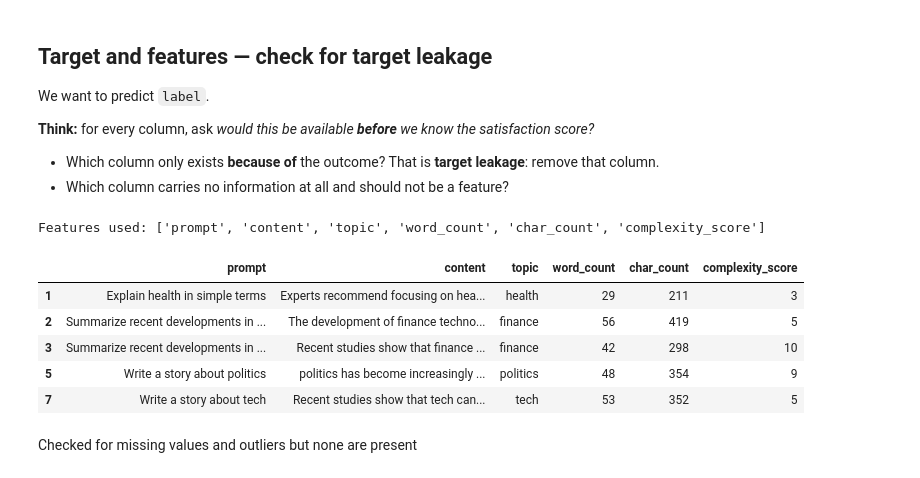
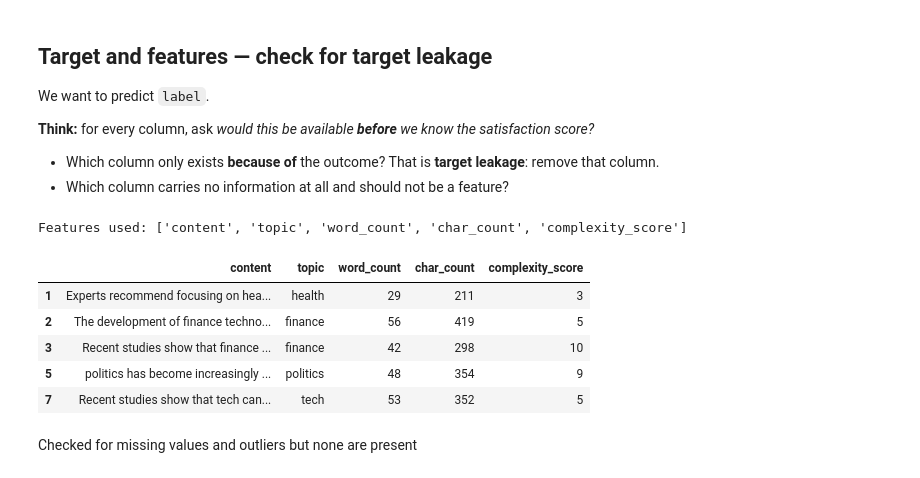
Before and after one commit to foranwe2/Group1Project, a Jupyter notebook: notebooks/Split_data.ipynb, the cells around one changed output. Drawn from its saved outputs; the diff is of its cells as text; code cells hidden in the pictures.

```diff
--- a/notebooks/Split_data.ipynb
+++ b/notebooks/Split_data.ipynb
@@ -507,25 +480,25 @@ We want to predict `label`.
 # %%
 target = "label"
 
-leaky_cols = ["source", "ai_model", "language", "type", "is_multiline_code"]
+leaky_cols = ["source", "ai_model", "language", "type", "is_multiline_code", "prompt"]
 id_cols = ["id"]
 
 X = df_text.drop(columns=[target] + leaky_cols + id_cols)
 y = df_text[target]
 print("Features used:", X.columns.tolist())
 
 # X (leakagefree_data.csv) removes the 'label', 'source', 'ai_model', and 'id' columns.
 
 X.to_csv("../data/leakagefree_textonly.csv", index=False)
 X.head()
 # %% [output]
-Features used: ['prompt', 'content', 'topic', 'word_count', 'char_count', 'complexity_score']
+Features used: ['content', 'topic', 'word_count', 'char_count', 'complexity_score']
-|  | prompt | content | topic | word_count | char_count | complexity_score |
-| 1 | Explain health in simple terms | Experts recommend focusing on hea... | health | 29 | 211 | 3 |
-| 2 | Summarize recent developments in ... | The development of finance techno... | finance | 56 | 419 | 5 |
-| 3 | Summarize recent developments in ... | Recent studies show that finance ... | finance | 42 | 298 | 10 |
-| 5 | Write a story about politics | politics has become increasingly ... | politics | 48 | 354 | 9 |
-| 7 | Write a story about tech | Recent studies show that tech can... | tech | 53 | 352 | 5 |
+|  | content | topic | word_count | char_count | complexity_score |
+| 1 | Experts recommend focusing on hea... | health | 29 | 211 | 3 |
+| 2 | The development of finance techno... | finance | 56 | 419 | 5 |
+| 3 | Recent studies show that finance ... | finance | 42 | 298 | 10 |
+| 5 | politics has become increasingly ... | politics | 48 | 354 | 9 |
+| 7 | Recent studies show that tech can... | tech | 53 | 352 | 5 |
 # %% [markdown]
 Checked for missing values and outliers but none are present
 # %% [markdown]
```
Also changed, not shown: parts of 7 cells of this notebook, 6 other files.
